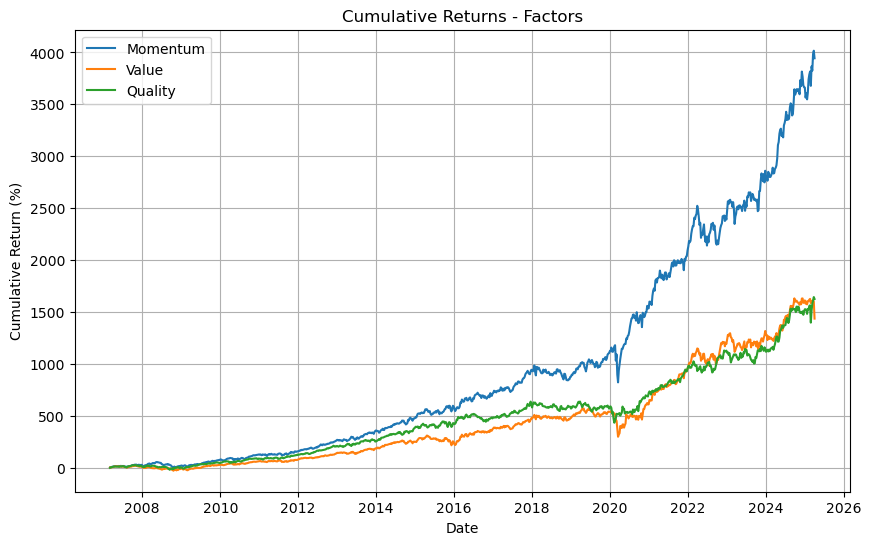
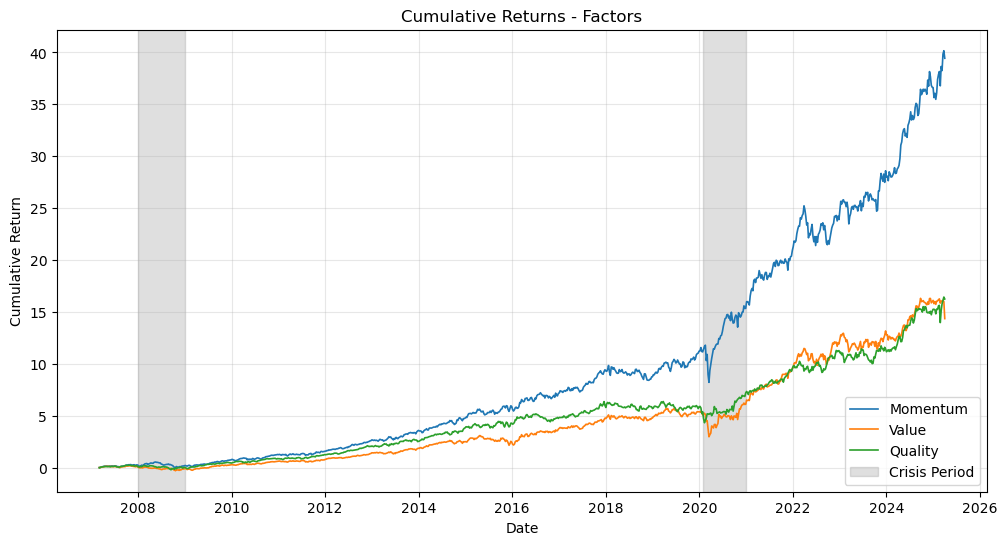
Unified diff of the notebook cell whose output changed from the first chart to the second:
--- before
+++ after
@@ -1,10 +1,31 @@
-plt.figure(figsize=(10, 6))
+#plt.figure(figsize=(10, 6))
+
+
+
+# === Crisis windows to shade (tuples of start/end dates) ===
+crisis_periods = [
+    ("2008-01-01", "2008-12-31"),   # Global Financial Crisis
+    #("2018-01-01", "2018-12-31"),   # South African recession
+    ("2020-02-01", "2020-12-31"),   # Pandemic period
+]
+
+plt.figure(figsize=(12, 6))
 for col in cum_returns.columns:
-    plt.plot(cum_returns.index, cum_returns[col], label=col)
+    plt.plot(cum_returns.index, cum_returns[col], label=col, linewidth=1.2)
+# Plot the rolling factor returns (thin lines)
+#plt.plot(rolling_12m.index, rolling_12m, linewidth=1.2)
+
+# === Shade crisis periods ===
+for start, end in crisis_periods:
+    plt.axvspan(pd.to_datetime(start),
+                pd.to_datetime(end),
+                color="grey",
+                alpha=0.25,
+                label="Crisis period")
 
 plt.title("Cumulative Returns - Factors")
 plt.xlabel("Date")
-plt.ylabel("Cumulative Return (%)")
-plt.legend()
-plt.grid(True)
+plt.ylabel("Cumulative Return")
+plt.legend(cols + ["Crisis Period"])
+plt.grid(True,alpha=0.3)
 plt.show()

Commit: draft update methodology section